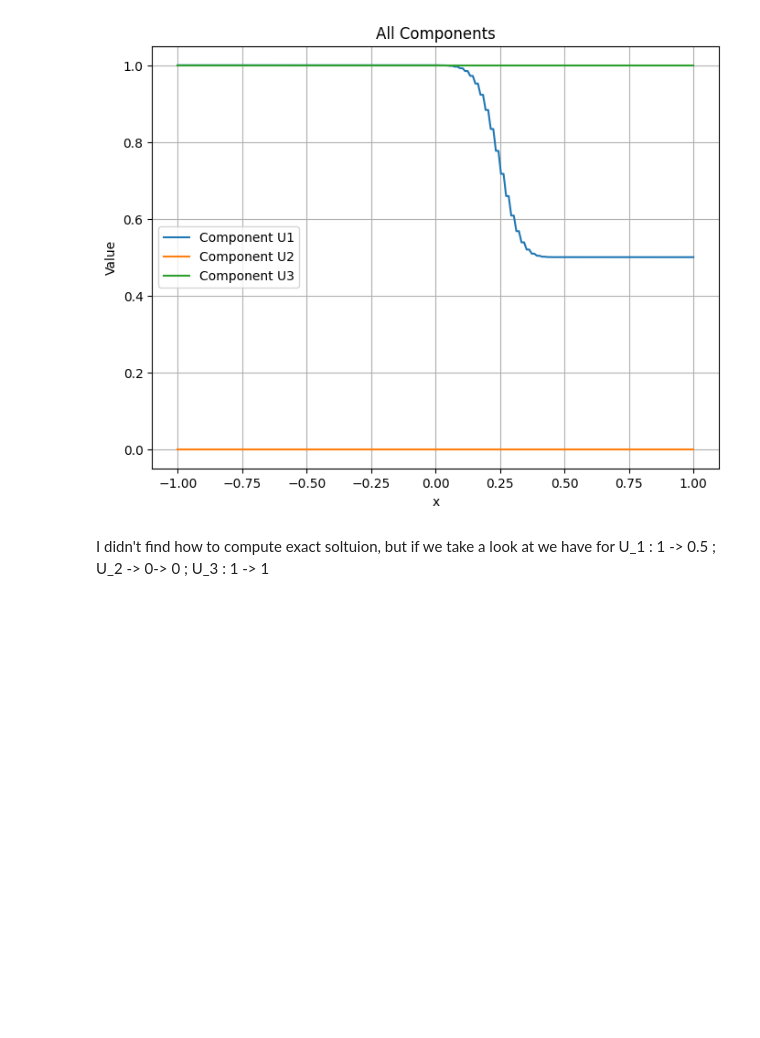
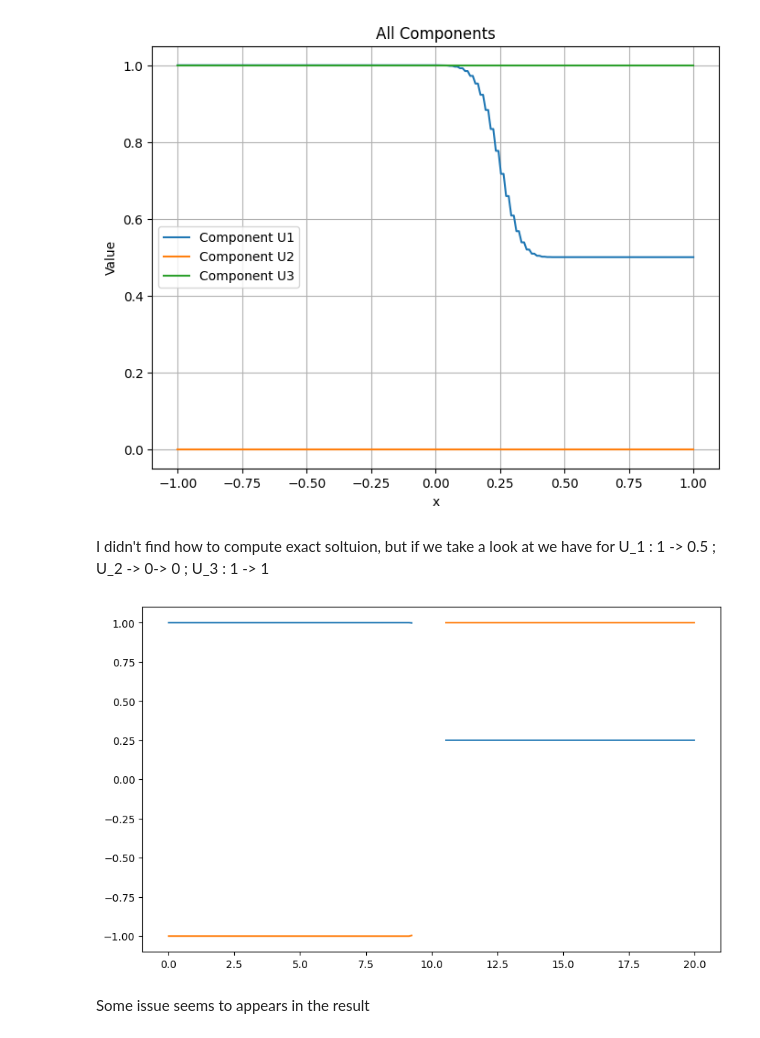
Before and after one commit to InfmathAxel/M2-csmi, a Jupyter notebook: EDP/TP2_Demuth_Axel.ipynb, the cells around one changed output. Cells and saved outputs as stored; diff of their text form; code cells hidden in the pictures; blank space fills up the shorter version.

```diff
--- a/EDP/TP2_Demuth_Axel.ipynb
+++ b/EDP/TP2_Demuth_Axel.ipynb
@@ -64,0 +186,49 @@ I didn't find how to compute exact soltuion, but if we take a look at  we have f
+# %%
+def finite_volume_solver(n_cells, t_final,  dx, UL, UR):
+    n_steps = int(t_final / dt)
+    U = np.zeros((n_cells, 2))
+
+    mid = n_cells//2
+    dt = 0.5*dx/ np.max()
+    U[0:mid,] = UL
+    U[mid:,] = UR
+    dt = 0.5*dx/ (np.max(np.abs(U[:,1]/U[:,0]))) *0.05
+    for t in range (1,n_steps):
+        U_new = np.copy(U)
+
+        for i in range (1,n_cells-1):
+            x = dx*i/(dt*t)
+
+            flux_L = HLL_flux(U[i-1], U[i],x)
+            flux_R = HLL_flux(U[i], U[i+1],x)
+            U_new[i,0] = U[i,0] - dt / dx * (flux_R[0] - flux_L[0])
+            U_new[i,1] = U[i,1] - dt / dx * (flux_R[1] - flux_L[1])
+
+        U = np.copy(U_new)
+
+
+    return U
+
+
+n_cells = 200
+t_final = 0.2
+dx = 0.1
+dt = 0.01
+
+
+UL = np.array([1.0, -1.0])  # Left state
+UR = np.array([0.25, 1.0])  # Right state
+
+
+U = finite_volume_solver(n_cells, t_final, dt, dx, UL, UR)
+
+
+x = np.linspace(0, n_cells * dx, n_cells)
+plt.figure(figsize=(10, 6))
+plt.plot(x, U[:, 0])
+plt.plot(x, U[:, 1])
+plt.show()
+# %% [output]
+[figure, added]
+# %% [markdown]
+Some issue seems to appears in the result
```
Also changed, not shown: parts of 2 cells of this notebook.
